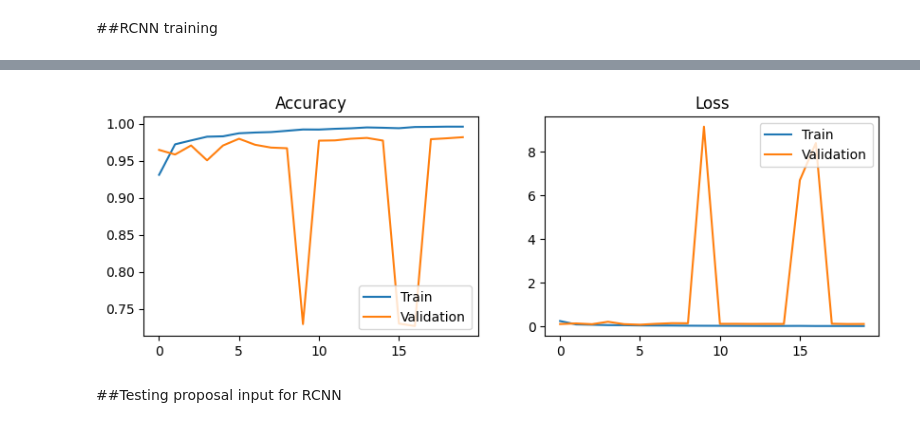
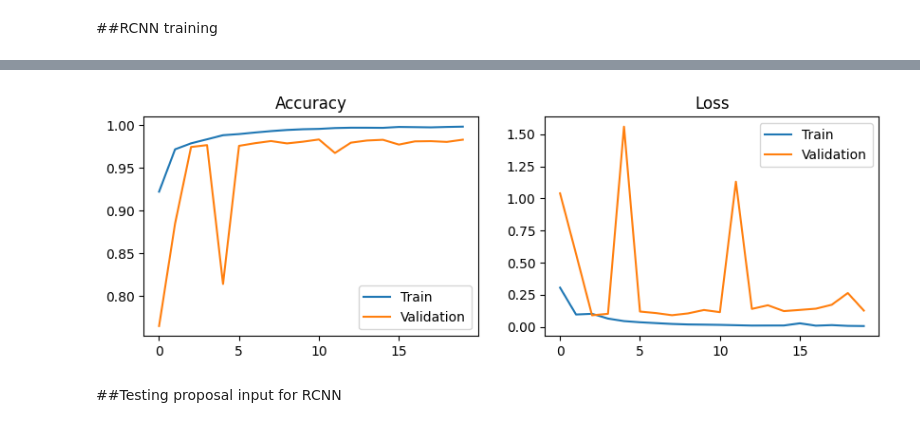
Before and after one commit to julianzim/rcnn_mnist, a Jupyter notebook: mnist_detection_RCNN.ipynb, the cells around one changed output, grey strips where cells are left out. Saved outputs shown, nothing was run; the diff lists cells and outputs as text; code cells hidden in the pictures.

Commit message:
used RMSProp optimizer

```diff
--- a/mnist_detection_RCNN.ipynb
+++ b/mnist_detection_RCNN.ipynb
@@ -389,7 +389,7 @@ BATCH_SIZE = 64
 rcnn_model = RCNNModel(NUM_CLASSES)
 
 loss = tf.keras.losses.SparseCategoricalCrossentropy()
-rcnn_model.compile(optimizer='adam', loss=loss, metrics=['accuracy'])
+rcnn_model.compile(optimizer='rmsprop', loss=loss, metrics=['accuracy'])
 
 hist = rcnn_model.fit(x_train_cls,
                       y_train_cls,
@@ -420,4 +420,4 @@ Epoch 20/20
-[figure, old version]
+[figure, new version]
 # %% [markdown]
 ##Testing proposal input for RCNN
 # %%
```
Also changed, not shown: parts of 3 cells of this notebook.
